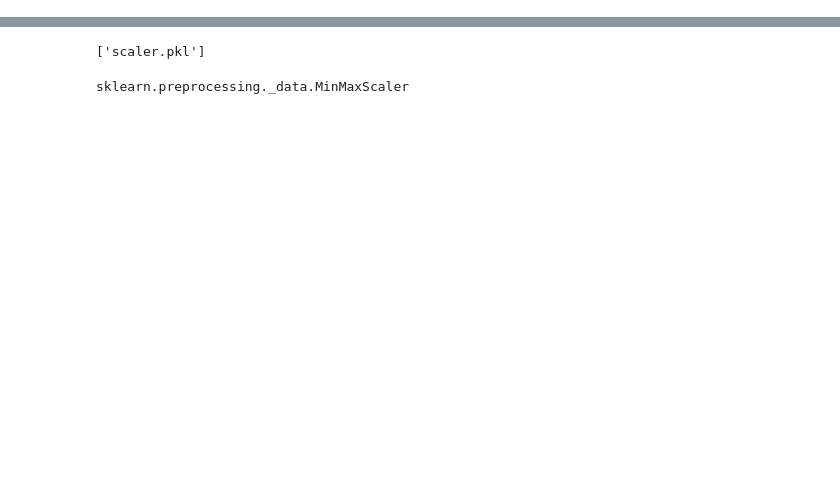
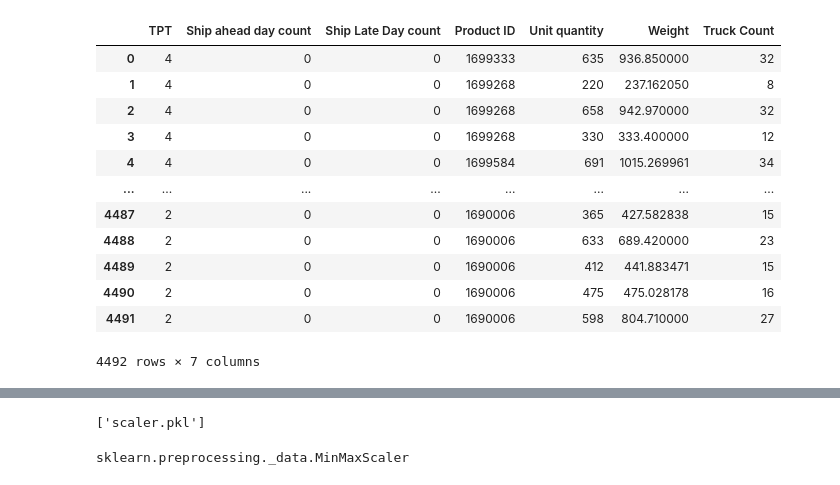
Before and after one commit to LongMystic/Project-3, a Jupyter notebook: create_model.ipynb, the cells around one changed output, grey strips where cells are left out. Cells and saved outputs as stored; diff of their text form; code cells hidden in the pictures; blank space fills up the shorter version.

```diff
--- a/create_model.ipynb
+++ b/create_model.ipynb
@@ -55,3 +75,21 @@ memory usage: 45.8+ KB
+# %%
+df.columns
+df.reset_index(drop=True, inplace=True)
+df
+# %% [output]
+|  | TPT | Ship ahead day count | Ship Late Day count | Product ID | Unit quantity | Weight | Truck Count |
+| 0 | 4 | 0 | 0 | 1699333 | 635 | 936.850000 | 32 |
+| 1 | 4 | 0 | 0 | 1699268 | 220 | 237.162050 | 8 |
+| 2 | 4 | 0 | 0 | 1699268 | 658 | 942.970000 | 32 |
+| 3 | 4 | 0 | 0 | 1699268 | 330 | 333.400000 | 12 |
+| 4 | 4 | 0 | 0 | 1699584 | 691 | 1015.269961 | 34 |
+| ... | ... | ... | ... | ... | ... | ... | ... |
+| 4487 | 2 | 0 | 0 | 1690006 | 365 | 427.582838 | 15 |
+| 4488 | 2 | 0 | 0 | 1690006 | 633 | 689.420000 | 23 |
+| 4489 | 2 | 0 | 0 | 1690006 | 412 | 441.883471 | 15 |
+| 4490 | 2 | 0 | 0 | 1690006 | 475 | 475.028178 | 16 |
+| 4491 | 2 | 0 | 0 | 1690006 | 598 | 804.710000 | 27 |
+4492 rows × 7 columns
 # %%
 sc = MinMaxScaler(feature_range=(0, 1))
 # %%
```
Also changed, not shown: parts of 15 cells of this notebook.
